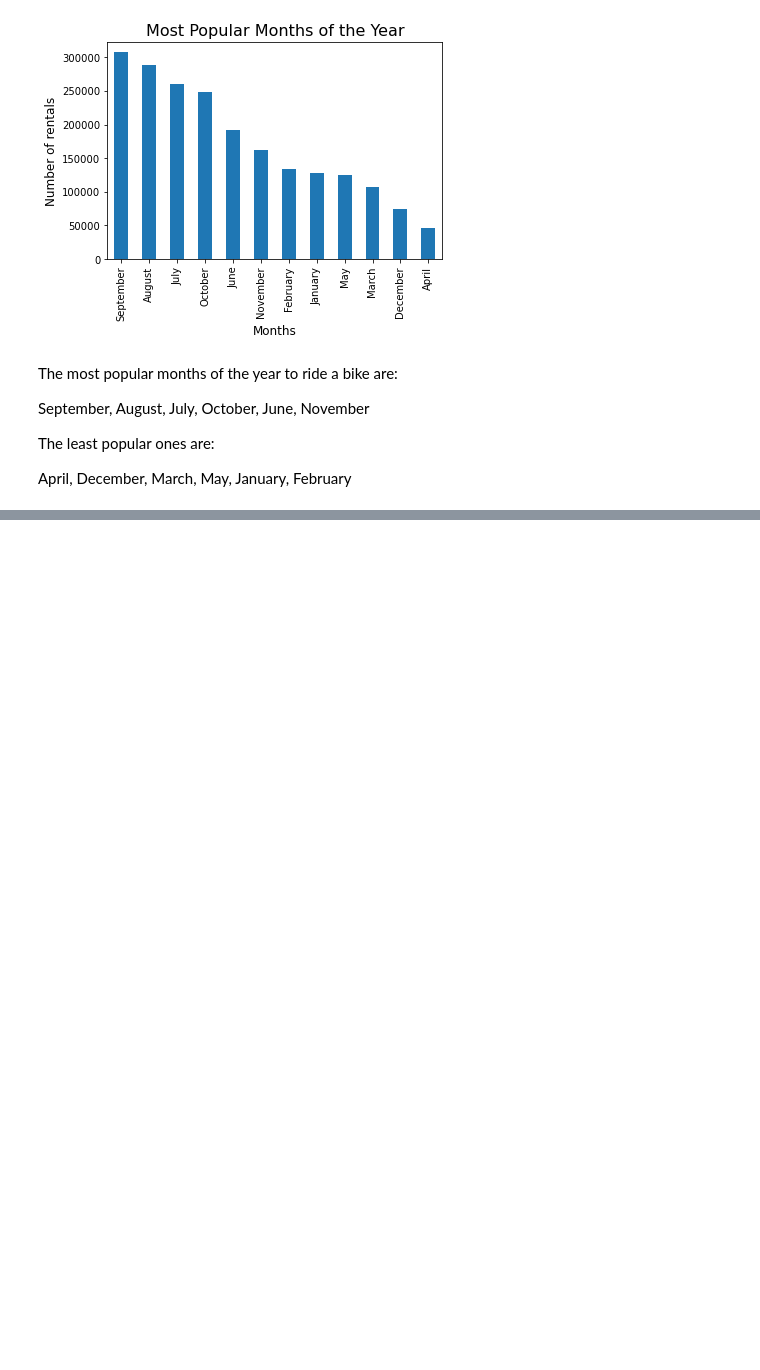
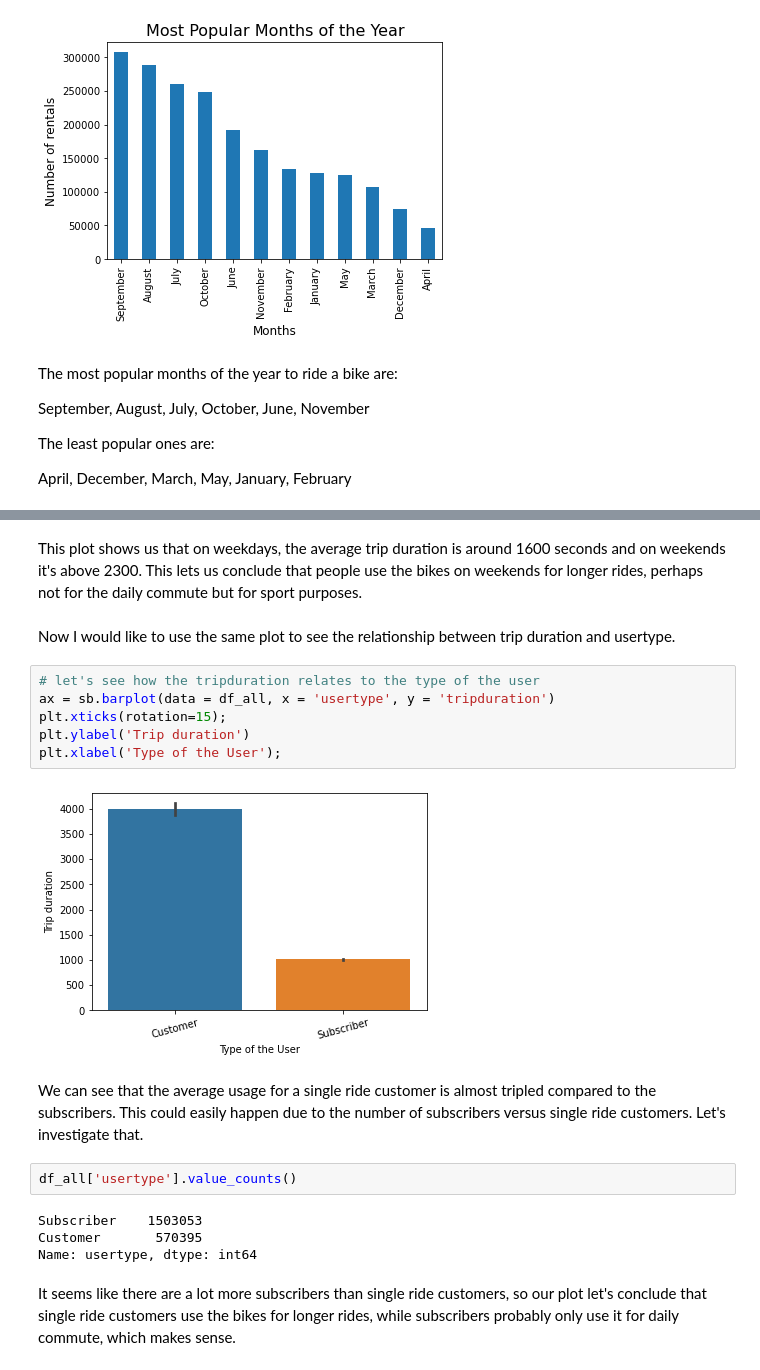
Before and after one commit to lillaszulyovszky/udacity-project-bikesharing-data-in-boston, a Jupyter notebook: bikesharing.ipynb, the cells around one changed output, grey strips where cells are left out. Saved outputs shown, nothing was run; the diff lists cells and outputs as text; blank space fills up the shorter version.

```diff
--- a/bikesharing.ipynb
+++ b/bikesharing.ipynb
@@ -1424,0 +1456,22 @@ fashion in the previous section (univariate exploration).
+# %% [markdown]
+This plot shows us that on weekdays, the average trip duration is around 1600 seconds and on weekends it's above 2300. This lets us conclude that people use the bikes on weekends for longer rides, perhaps not for the daily commute but for sport purposes.
+# %% [markdown]
+Now I would like to use the same plot to see the relationship between trip duration and usertype.
+# %%
+# let's see how the tripduration relates to the type of the user
+ax = sb.barplot(data = df_all, x = 'usertype', y = 'tripduration')
+plt.xticks(rotation=15);
+plt.ylabel('Trip duration')
+plt.xlabel('Type of the User');
+# %% [output]
+[figure, added]
+# %% [markdown]
+We can see that the average usage for a single ride customer is almost tripled compared to the subscribers. This could easily happen due to the number of subscribers versus single ride customers. Let's investigate that.
+# %%
+df_all['usertype'].value_counts()
+# %% [output]
+Subscriber    1503053
+Customer       570395
+Name: usertype, dtype: int64
+# %% [markdown]
+It seems like there are a lot more subscribers than single ride customers, so our plot let's conclude that single ride customers use the bikes for longer rides, while subscribers probably only use it for daily commute, which makes sense.
```
Also changed, not shown: parts of 13 cells of this notebook.
